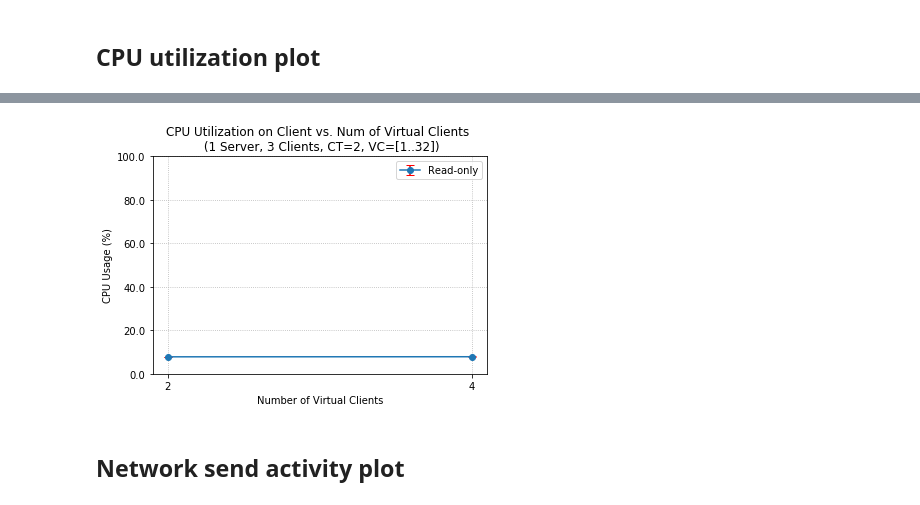
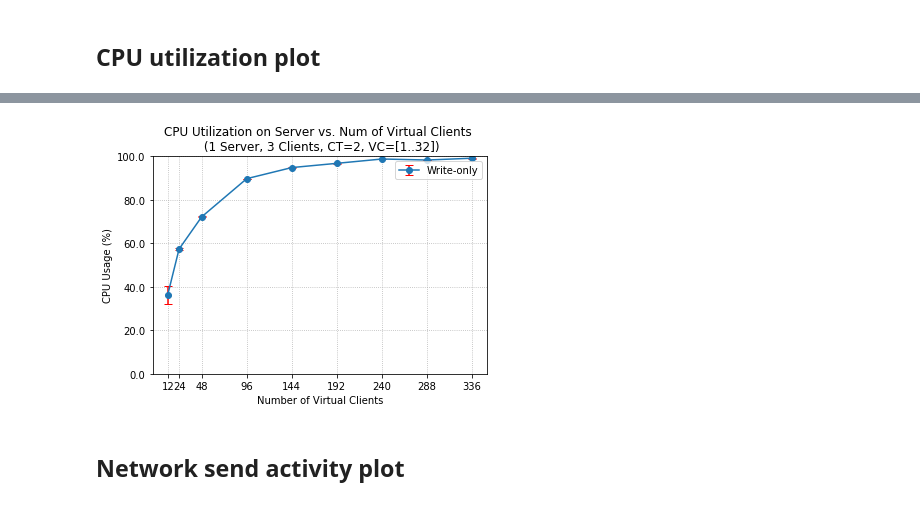
Before and after one commit to florianmorath/ASL_project, a Jupyter notebook: scripts/1_BaselineWithoutMW/plot_dstat-logs_one_server.ipynb, the cells around one changed output, grey strips where cells are left out. Drawn from its saved outputs; the diff is of its cells as text; code cells hidden in the pictures.

```diff
--- a/scripts/1_BaselineWithoutMW/plot_dstat-logs_one_server.ipynb
+++ b/scripts/1_BaselineWithoutMW/plot_dstat-logs_one_server.ipynb
@@ -11,7 +11,7 @@ import pandas as pd
 # %% [markdown]
 ## Adjust date of processed csv files
 # %%
-date = '2018-10-21_11h46'
+date = '2018-10-21_20h12'
 base_path = '/Users/florianmorath/Desktop/ASL_project/scripts/1_BaselineWithoutMW/processed_data/one_server/' + date + '/'
 # %%
 def y_fmt(tick_val, pos):
@@ -27,7 +27,7 @@ def y_fmt(tick_val, pos):
 ## CPU utilization plot
 # %%
 # read data into pandas dataframe
-file_name = 'dstat_client_cpu_ratio_0:1.csv'
+file_name = 'dstat_server_cpu_ratio_1:0.csv'
 df_c = pd.read_csv(base_path + file_name)
 df_c
 # %% [output]
@@ -37,26 +44,26 @@ df_c
 # %%
 f = plt.figure()
-plt.title("CPU Utilization on Client vs. Num of Virtual Clients \n (1 Server, 3 Clients, CT=2, VC=[1..32])")
+plt.title("CPU Utilization on Server vs. Num of Virtual Clients \n (1 Server, 3 Clients, CT=2, VC=[1..32])")
 
 vcs = df_c['client']
 ys = df_c['cpu_mean']
 std = df_c['cpu_std']
-plt.errorbar(x = vcs, y = ys, yerr = std, label = "Read-only", capsize = 4, ecolor='r', marker='o')
+plt.errorbar(x = vcs, y = ys, yerr = std, label = "Write-only", capsize = 4, ecolor='r', marker='o')
 
 plt.grid(linestyle = "dotted")
 plt.ylabel("CPU Usage (%)")
 plt.xlabel("Number of Virtual Clients")
 plt.xticks([0] + np.array(vcs))
 plt.ylim(bottom=0, top=100)
 plt.legend()
 
 ax = plt.gca()
 ax.yaxis.set_major_formatter(tick.FuncFormatter(y_fmt))
 
 plt.show()
 f.savefig("/Users/florianmorath/Desktop/ASL_project/scripts/1_BaselineWithoutMW/processed_data/one_server/"+date+"/"+file_name[:-4]+".png", dpi = 150)
 # %% [output]
-[figure, old version]
+[figure, new version]
 # %% [markdown]
 ## Network send activity plot
 # %%
```
Also changed, not shown: parts of 3 cells of this notebook, 15 other files.
